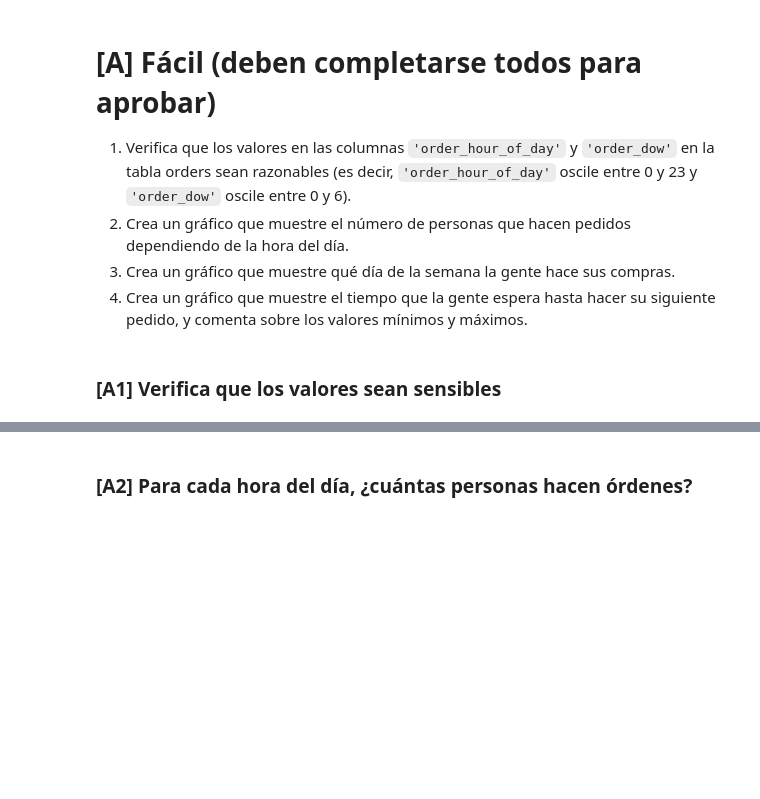
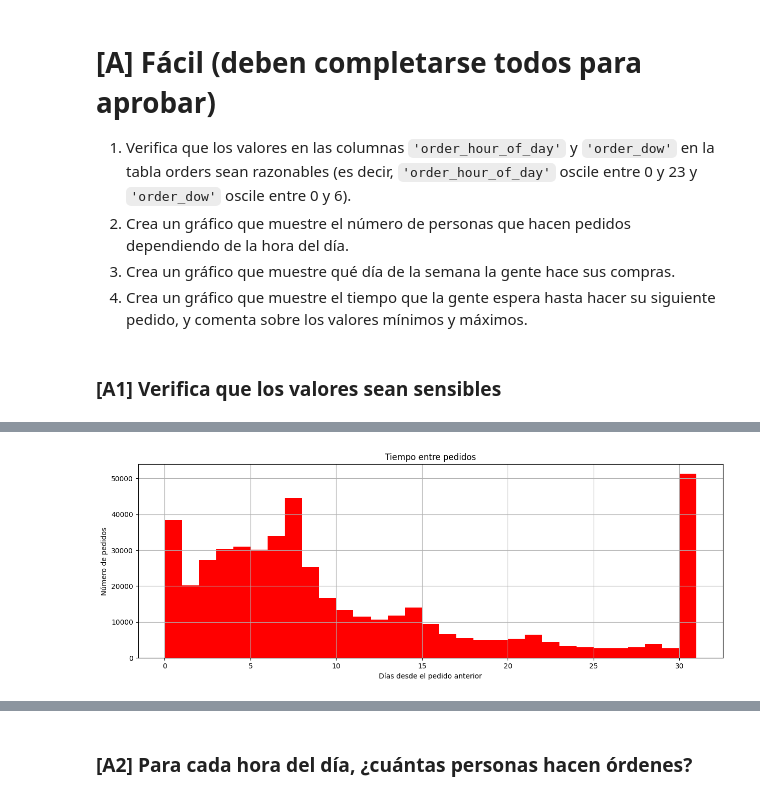
Before and after one commit to LuisPastranaLemus/Python-Github_VENV, a Jupyter notebook: TripleTen/Project_Sprint4/Project_Sprint4.ipynb, the cells around one changed output, grey strips where cells are left out. Saved outputs shown, nothing was run; the diff lists cells and outputs as text; code cells hidden in the pictures; blank space fills up the shorter version.

```diff
--- a/TripleTen/Project_Sprint4/Project_Sprint4.ipynb
+++ b/TripleTen/Project_Sprint4/Project_Sprint4.ipynb
@@ -418,2 +993,15 @@ Una vez los datos estén procesados y listos, haz el siguiente análisis:
+# %%
+
+df_instacart_orders.hist(column='days_since_prior_order',
+                         bins=range(0, df_instacart_orders['days_since_prior_order'].max()+2),
+                         grid=True,
+                         figsize=[15, 5],
+                         color='red')
+plt.title('Tiempo entre pedidos')
+plt.xlabel('Días desde el pedido anterior')
+plt.ylabel('Número de pedidos')
+plt.show()
+# %% [output]
+[figure, added]
 # %% [markdown]
 Escribe aquí tus conclusiones
```
Also changed, not shown: parts of 101 cells of this notebook, 6 other files.
